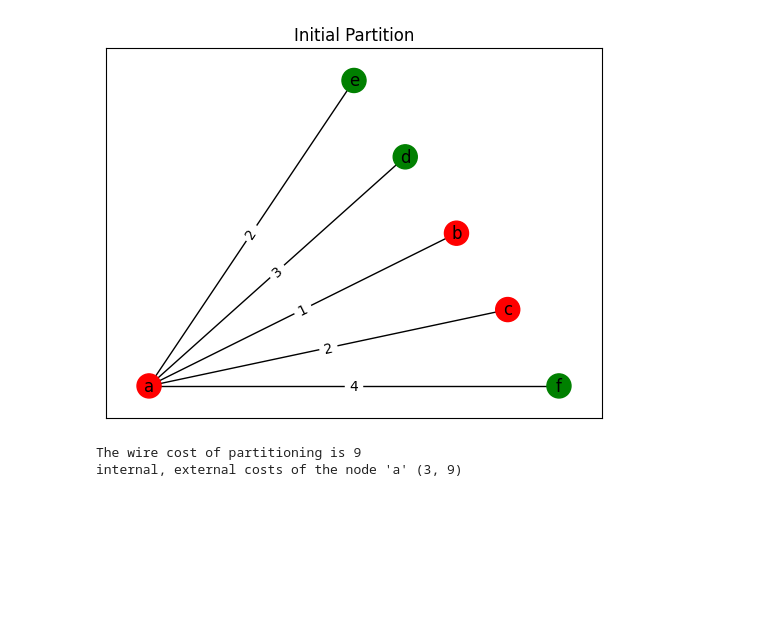
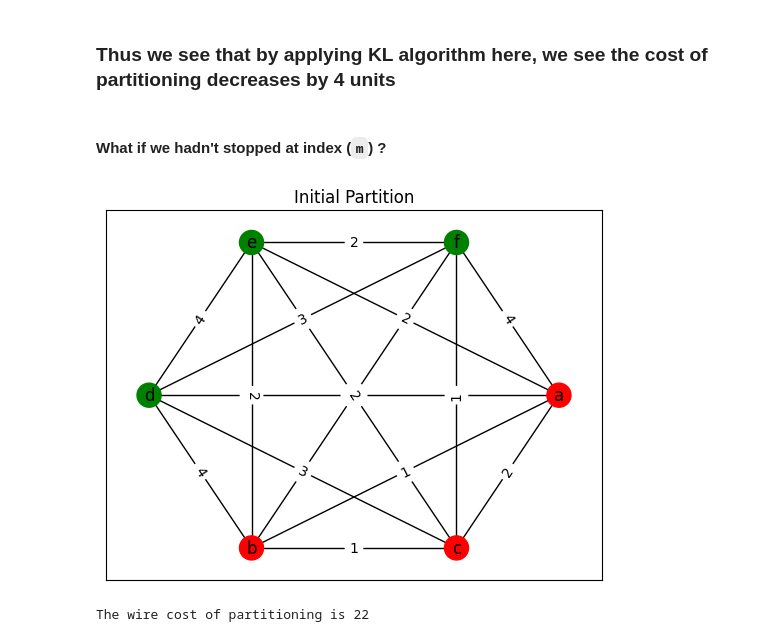
Before and after one commit to rohankalbag/vlsi-circuit-partitioning-algorithms, a Jupyter notebook: kerninghan_lin.ipynb, the cells around one changed output. Cells and saved outputs as stored; diff of their text form; code cells hidden in the pictures; blank space fills up the shorter version.

Commit message:
Added KL algorithm visualized

```diff
--- a/kerninghan_lin.ipynb
+++ b/kerninghan_lin.ipynb
@@ -77,26 +192,36 @@ class GraphVisualizer:
+# %% [markdown]
+### Thus we see that by applying KL algorithm here, we see the cost of partitioning decreases by 4 units
+# %% [markdown]
+#### What if we hadn't stopped at index (`m`) ?
 # %%
 graph = Graph()
 graph.addNode('a', 'p1')
 graph.addNode('b', 'p1')
 graph.addNode('c', 'p1')
 graph.addNode('d', 'p2')
 graph.addNode('e', 'p2')
 graph.addNode('f', 'p2')
 
 graph.addEdge('a','f', 4)
 graph.addEdge('a','e', 2)
 graph.addEdge('a','d', 3)
-
 graph.addEdge('a','b', 1)
 graph.addEdge('a','c', 2)
+graph.addEdge('b','c', 1)
+graph.addEdge('b','d', 4)
+graph.addEdge('b','e', 2)
+graph.addEdge('b','f', 1)
+graph.addEdge('c','d', 3)
+graph.addEdge('c','e', 2)
+graph.addEdge('c','f', 1)
+graph.addEdge('d','e', 4)
+graph.addEdge('d','f', 3)
+graph.addEdge('e','f', 2)
 
 gv = GraphVisualizer()
 gv.addEdges(graph)
 gv.visualize("Initial Partition")
-
 print("The wire cost of partitioning is",graph.get_cost())
-print("internal, external costs of the node 'a'", graph.IE('a'))
 # %% [output]
-[figure, old version]
+[figure, new version]
-The wire cost of partitioning is 9
-internal, external costs of the node 'a' (3, 9)
+The wire cost of partitioning is 22
```
Also changed, not shown: parts of 10 cells of this notebook, 1 other file.
